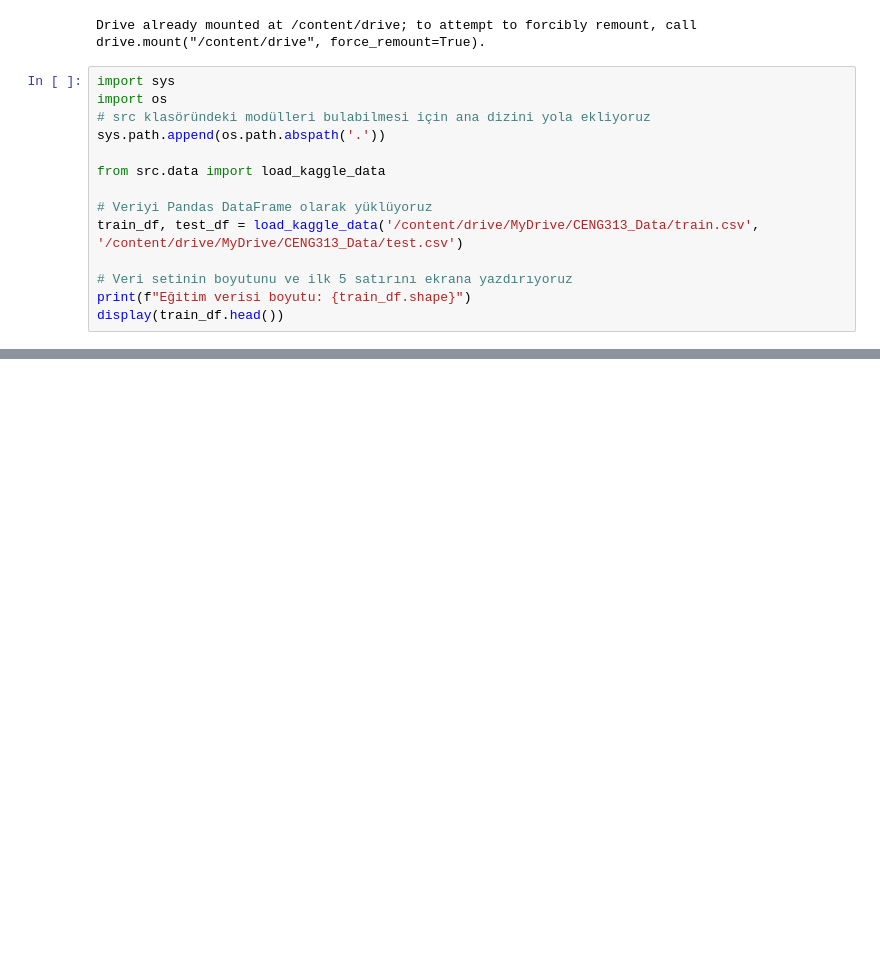
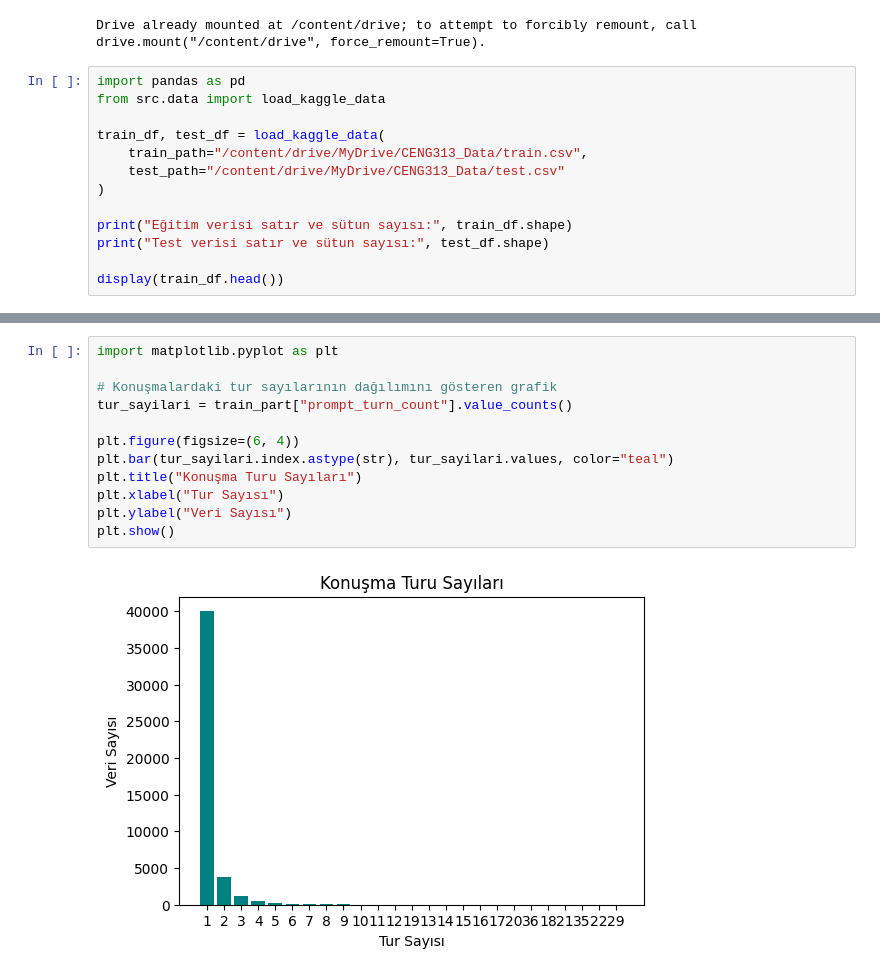
Before and after one commit to ErenUlger80/GROUP28_CENG313, a Jupyter notebook: assignment1_eda_baseline.ipynb, the cells around one changed output, grey strips where cells are left out. Drawn from its saved outputs; the diff is of its cells as text; blank space fills up the shorter version.

```diff
--- a/assignment1_eda_baseline.ipynb
+++ b/assignment1_eda_baseline.ipynb
@@ -12,17 +10,16 @@ drive.mount('/content/drive')
 # %% [output]
 Drive already mounted at /content/drive; to attempt to forcibly remount, call drive.mount("/content/drive", force_remount=True).
 # %%
-import sys
-import os
-# src klasöründeki modülleri bulabilmesi için ana dizini yola ekliyoruz
-sys.path.append(os.path.abspath('.'))
-
+import pandas as pd
 from src.data import load_kaggle_data
 
-# Veriyi Pandas DataFrame olarak yüklüyoruz
-train_df, test_df = load_kaggle_data('/content/drive/MyDrive/CENG313_Data/train.csv', '/content/drive/MyDrive/CENG313_Data/test.csv')
+train_df, test_df = load_kaggle_data(
+    train_path="/content/drive/MyDrive/CENG313_Data/train.csv",
+    test_path="/content/drive/MyDrive/CENG313_Data/test.csv"
+)
 
-# Veri setinin boyutunu ve ilk 5 satırını ekrana yazdırıyoruz
-print(f"Eğitim verisi boyutu: {train_df.shape}")
+print("Eğitim verisi satır ve sütun sayısı:", train_df.shape)
+print("Test verisi satır ve sütun sayısı:", test_df.shape)
+
 display(train_df.head())
 # %% [output]
@@ -35,0 +409,14 @@ Eğitim verisi boyutu: (57477, 9)
+# %%
+import matplotlib.pyplot as plt
+
+# Konuşmalardaki tur sayılarının dağılımını gösteren grafik
+tur_sayilari = train_part["prompt_turn_count"].value_counts()
+
+plt.figure(figsize=(6, 4))
+plt.bar(tur_sayilari.index.astype(str), tur_sayilari.values, color="teal")
+plt.title("Konuşma Turu Sayıları")
+plt.xlabel("Tur Sayısı")
+plt.ylabel("Veri Sayısı")
+plt.show()
+# %% [output]
+[figure, added]
```
Also changed, not shown: parts of 16 cells of this notebook.
